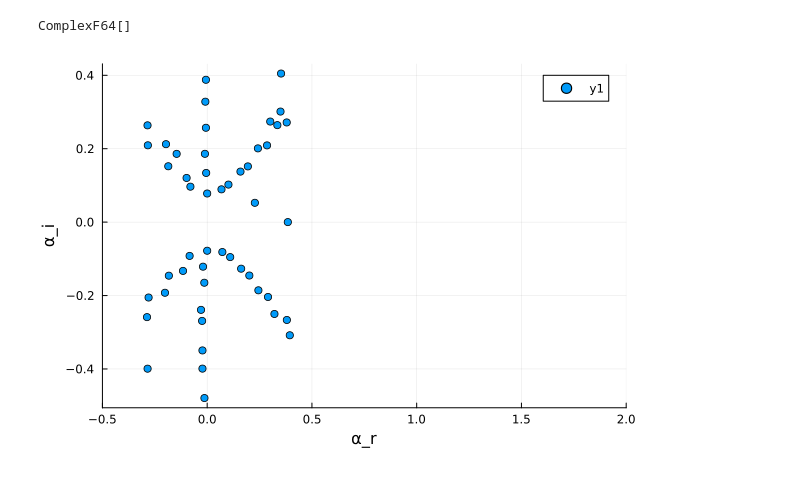
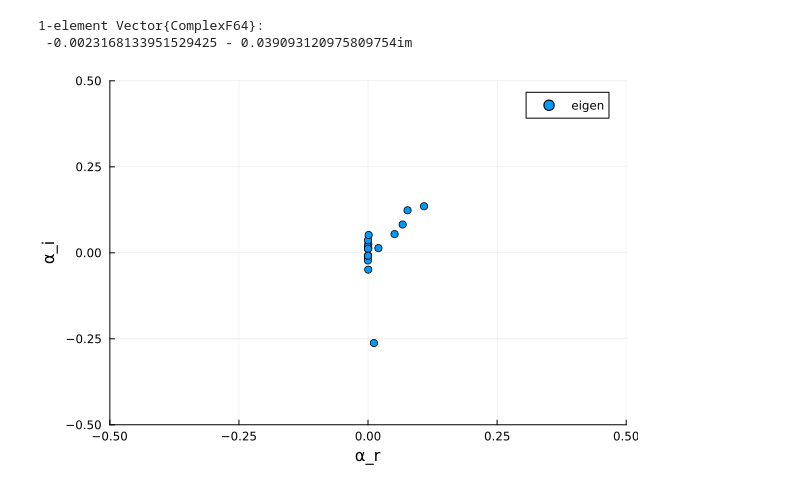
Before and after one commit to HaojieZhang917/compressible_bek, a Jupyter notebook: compress/stability.ipynb, the cells around one changed output. Saved outputs shown, nothing was run; the diff lists cells and outputs as text; code cells hidden in the pictures.

```diff
--- a/compress/stability.ipynb
+++ b/compress/stability.ipynb
@@ -38,15 +19,15 @@ select (generic function with 1 method)
 # %%
 N_cheb = 99
-Re = 285.36
-R = sqrt(Re)
-Mr = 0.1
-Ma = Mr/Re
+Re = 500
+R = Re
+Mr = 0.04
+Ma = Mr/R
 Tw = 1
 gamma = 1.4
 sigma = 0.72
-be = 0.07759
 omega = 0
-F,G,W,f,q,D,D2,x,t,PHI = baseflow_var(N_cheb)
-rho,H,T,T_x,rho_x = T_ca(Re,Ma,f,q,W,gamma,Tw,x,t,N_cheb)
+u0,v0,w0,f,q,D,D2,x = baseflow_var(N_cheb)
+H,T = T_ca(Mr,f,q,w0,gamma,Tw)
+F,G,H,T,rho,z = interp(u0,v0,H,T,x,N_cheb,"sim")
 lam = - (2/3) * T
 kappa = (1/sigma) * T ;
@@ -73,12 +140,9 @@ plot(x,imag(g),xlims=[0,12])
 # %%
+be = 0.04
 A0,A1,A2 = Spatial_mode(F,G,H,rho,lam,kappa,T,sigma,gamma,R,Ma,omega,be)
 nep = PEP([A0,A1,A2]);
-sc=10
-nep1 = shift_and_scale(nep,scale=sc);
-mult_scale = norm(nep1.A[end]);
-nep2 = PEP(nep1.A ./ mult_scale);
-λ1,v1 = iar(nep2,σ = 0.01,neigs = 30,maxit = 500);
-λ_orig = λ1 * sc
-point = filter(x -> -0.02 < imag(x) < 0, λ_orig)
+eigval,eigvec = iar(nep,σ = 0.05-0.001im, neigs = 1,maxit = 500);
+point = filter(x -> -0.1 < imag(x) < 0.001, eigval)
 # %% [output]
-ComplexF64[]
+1-element Vector{ComplexF64}:
+ -0.0023168133951529425 - 0.039093120975809754im
@@ -87,4 +171,4 @@ vec,u,v = select(point[1],λ_orig,v1)
 # %%
-scatter(real(λ_orig),imag(λ_orig),xlim=[-0.5,2],xlabel="α_r",ylabel="α_i")
+scatter(real(eigval),imag(eigval),xlims=[-0.5,0.5],ylims=[-0.5,0.5],xlabel ="α_r",ylabel="α_i",label="eigen")
 # %% [output]
-[figure, old version]
+[figure, new version]
```
Also changed, not shown: parts of 14 cells of this notebook, 1 other file.
